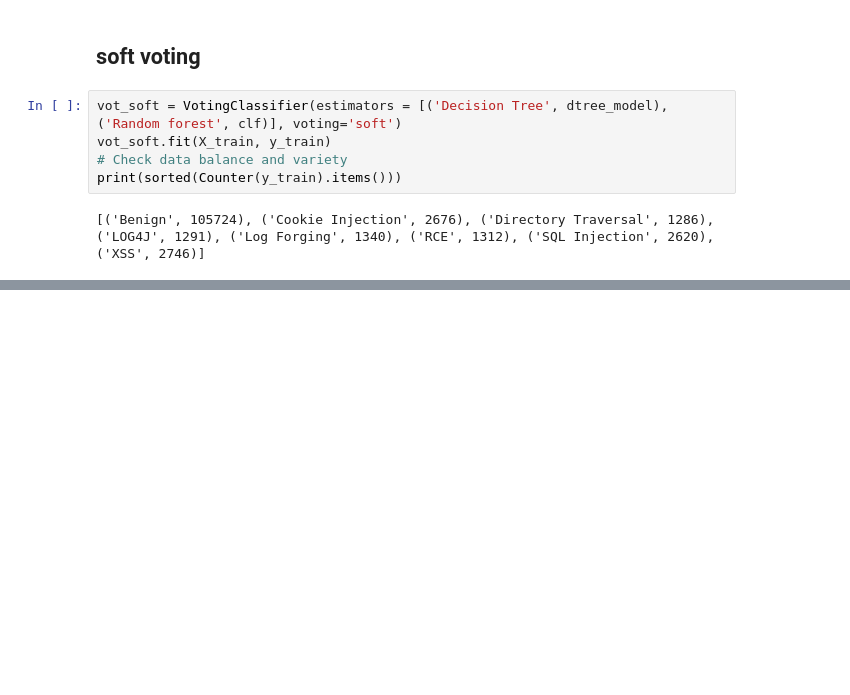
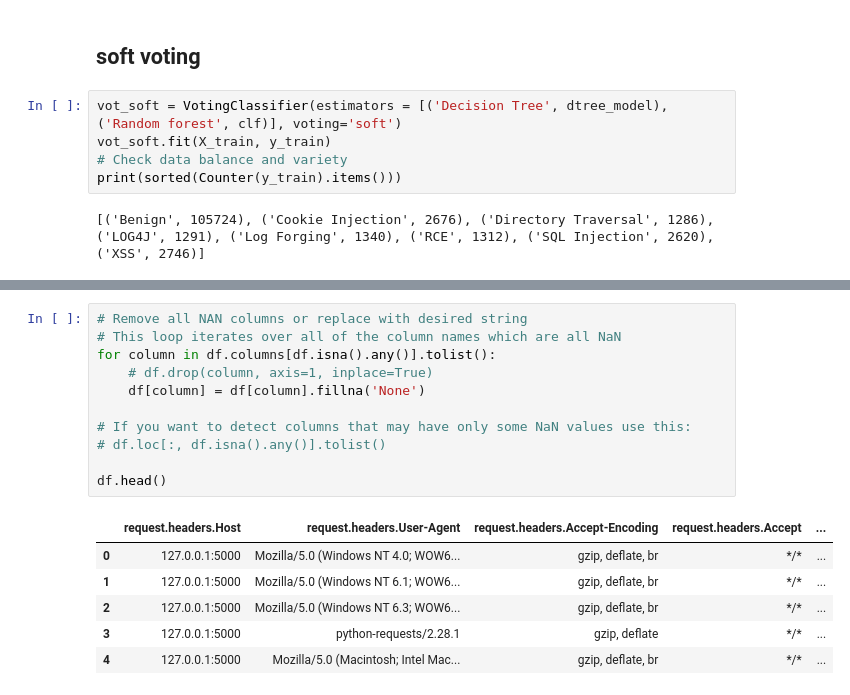
Before and after one commit to chenshtynmetz/CiscoCompetition, a Jupyter notebook: Dataset3_attackType.ipynb, the cells around one changed output, grey strips where cells are left out. Drawn from its saved outputs; the diff is of its cells as text; blank space fills up the shorter version.

```diff
--- a/Dataset3_attackType.ipynb
+++ b/Dataset3_attackType.ipynb
@@ -721,0 +721,18 @@ Directory Traversal    0.90492   1.00000   0.95009       276
+# %%
+# Remove all NAN columns or replace with desired string
+# This loop iterates over all of the column names which are all NaN
+for column in df.columns[df.isna().any()].tolist():
+    # df.drop(column, axis=1, inplace=True)
+    df[column] = df[column].fillna('None')
+
+# If you want to detect columns that may have only some NaN values use this:
+# df.loc[:, df.isna().any()].tolist()
+
+df.head()
+# %% [output]
+|  | request.headers.Host | request.headers.User-Agent | request.headers.Accept-Encoding | request.headers.Accept | ... |
+| 0 | 127.0.0.1:5000 | Mozilla/5.0 (Windows NT 4.0; WOW6... | gzip, deflate, br | */* | ... |
+| 1 | 127.0.0.1:5000 | Mozilla/5.0 (Windows NT 6.1; WOW6... | gzip, deflate, br | */* | ... |
+| 2 | 127.0.0.1:5000 | Mozilla/5.0 (Windows NT 6.3; WOW6... | gzip, deflate, br | */* | ... |
+| 3 | 127.0.0.1:5000 | python-requests/2.28.1 | gzip, deflate | */* | ... |
+| 4 | 127.0.0.1:5000 | Mozilla/5.0 (Macintosh; Intel Mac... | gzip, deflate, br | */* | ... |
```
Also changed, not shown: parts of 15 cells of this notebook.
